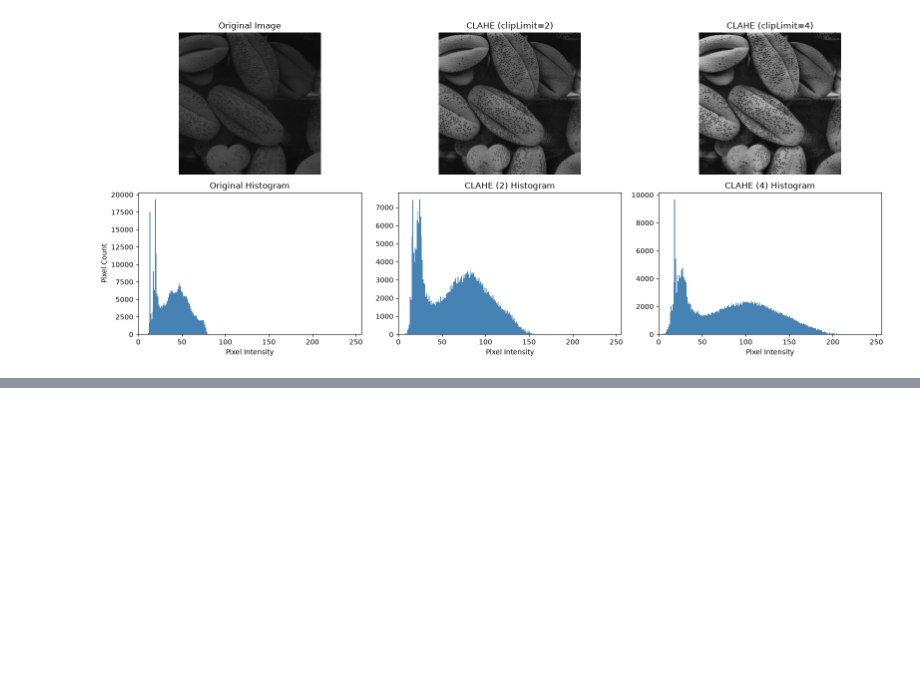
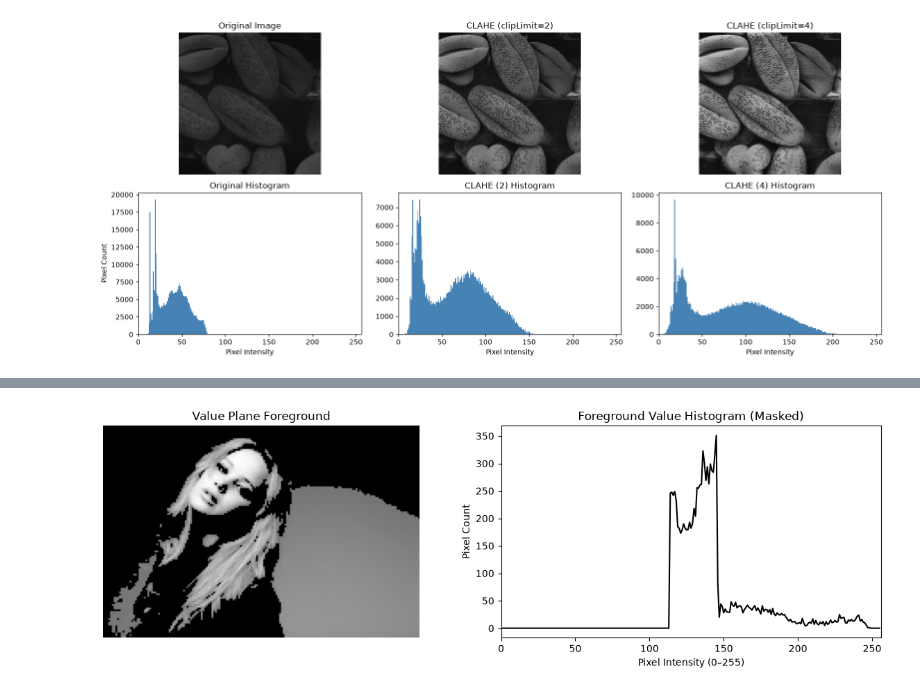
Before and after one commit to Imashanilupul/Machine_Vision_Assignment_1, a Jupyter notebook: Answer_Sheet.ipynb, the cells around one changed output, grey strips where cells are left out. Saved outputs shown, nothing was run; the diff lists cells and outputs as text; code cells hidden in the pictures; blank space fills up the shorter version.

```diff
--- a/Answer_Sheet.ipynb
+++ b/Answer_Sheet.ipynb
@@ -425,0 +517,26 @@ plt.show()
+# %%
+import matplotlib.pyplot as plt
+import cv2 as cv
+
+#  obtain the foreground of the value plane using cv.bitwise_and
+foreground = cv.bitwise_and(v, mask)
+
+# compute the histogram
+hist = cv.calcHist([v], [0], mask, [256], [0, 256])
+
+fig, axes = plt.subplots(1, 2, figsize=(12, 4))
+
+axes[0].imshow(foreground, cmap="gray")
+axes[0].set_title("Value Plane Foreground")
+axes[0].axis("off")
+
+axes[1].plot(hist, color="black")
+axes[1].set_title("Foreground Value Histogram (Masked)")
+axes[1].set_xlabel("Pixel Intensity (0–255)")
+axes[1].set_ylabel("Pixel Count")
+axes[1].set_xlim([0, 256])
+
+plt.tight_layout()
+plt.show()
+# %% [output]
+[figure, added]
```
Also changed, not shown: parts of 6 cells of this notebook.
